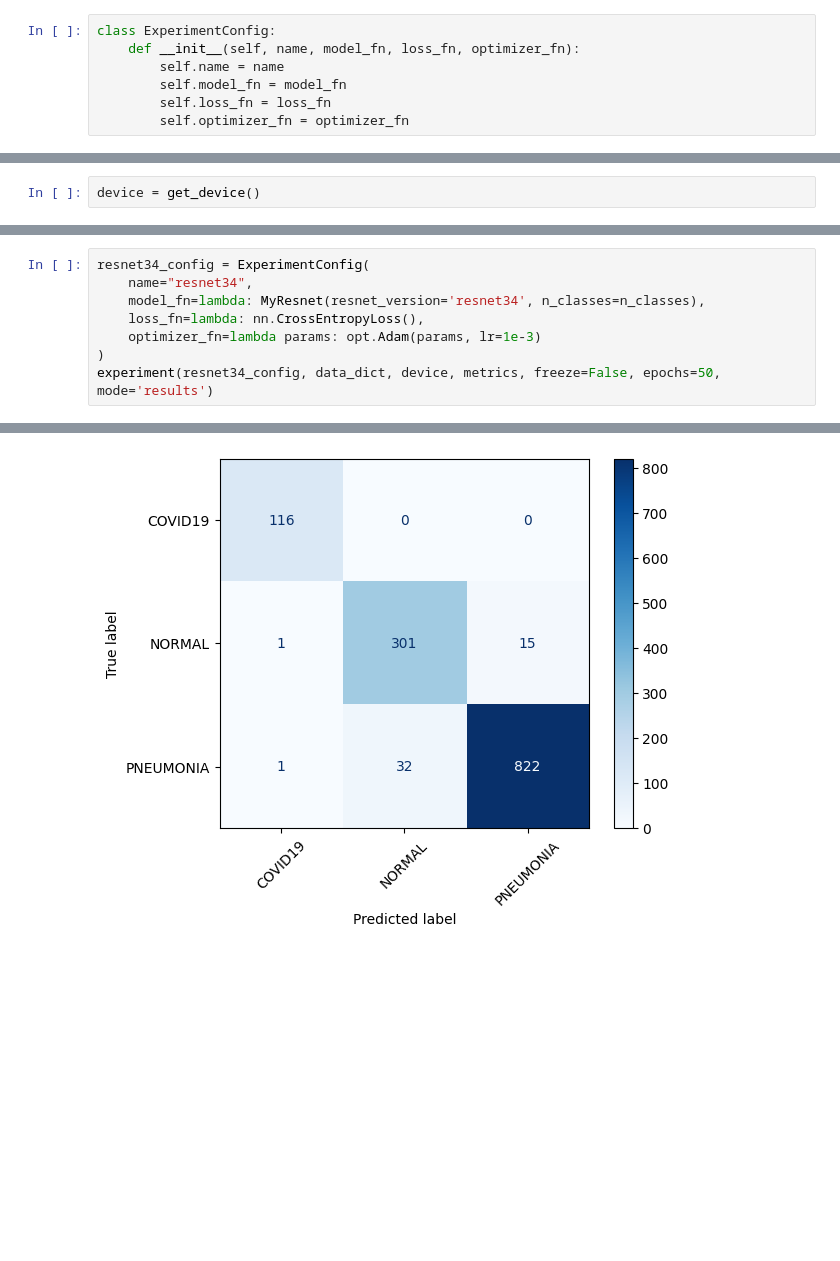
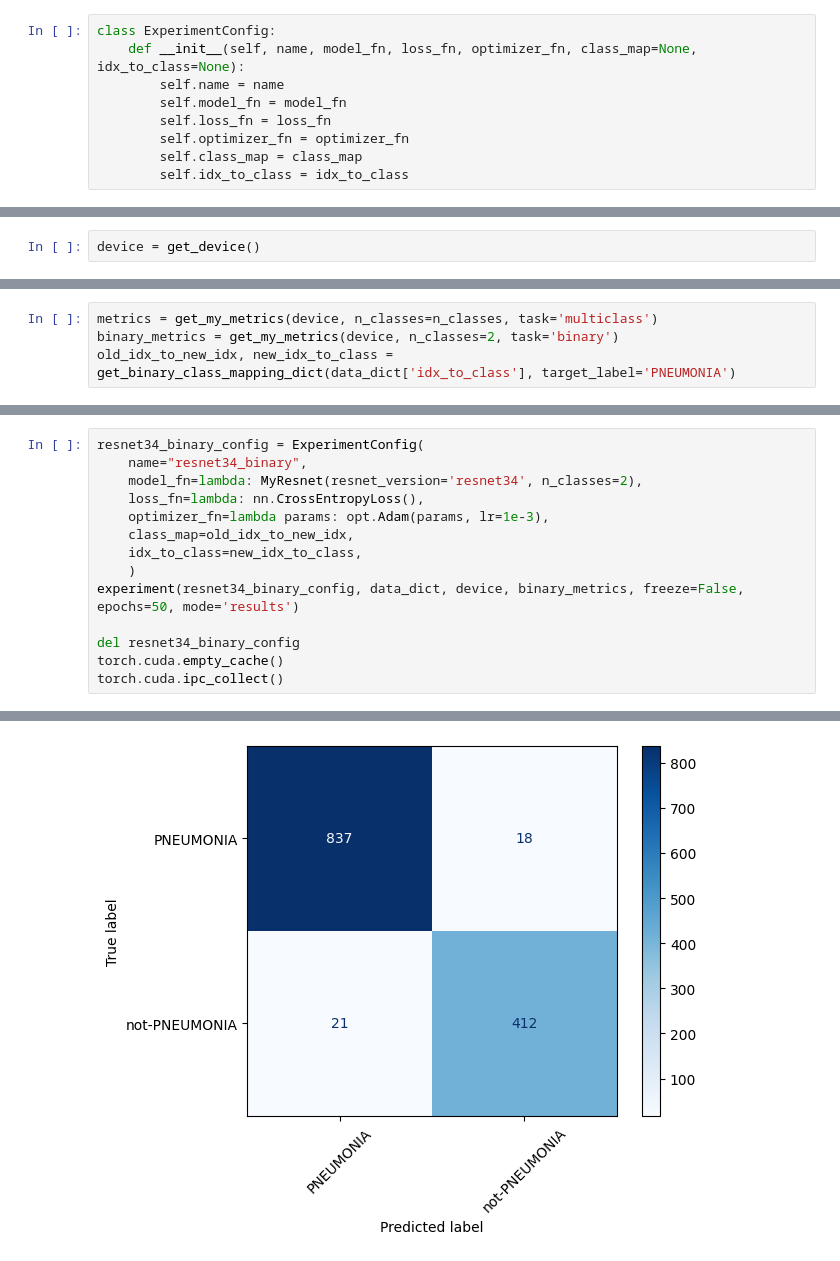
Before and after one commit to intel-comp-saude-ufes/2025-1-P2-classificador-CheXpert, a Jupyter notebook: trab.ipynb, the cells around one changed output, grey strips where cells are left out. Saved outputs shown, nothing was run; the diff lists cells and outputs as text; blank space fills up the shorter version.

```diff
--- a/trab.ipynb
+++ b/trab.ipynb
@@ -8,11 +8,13 @@ import torch.optim as opt
 import pandas as pd
 # %%
 class ExperimentConfig:
-    def __init__(self, name, model_fn, loss_fn, optimizer_fn):
+    def __init__(self, name, model_fn, loss_fn, optimizer_fn, class_map=None, idx_to_class=None):
         self.name = name
         self.model_fn = model_fn
         self.loss_fn = loss_fn
         self.optimizer_fn = optimizer_fn
+        self.class_map = class_map
+        self.idx_to_class = idx_to_class
 # %%
 import os
 from torch.utils.data import Dataset, DataLoader, Subset
@@ -210,3 +233,7 @@ from lib.models import MyResnet, MyMobileNet, MyDenseNet
 
 n_classes = len(data_dict['classes'])
 metrics = get_my_metrics(device, n_classes)
+# %%
+metrics = get_my_metrics(device, n_classes=n_classes, task='multiclass')
+binary_metrics = get_my_metrics(device, n_classes=2, task='binary')
+old_idx_to_new_idx, new_idx_to_class = get_binary_class_mapping_dict(data_dict['idx_to_class'], target_label='PNEUMONIA')
@@ -239,10 +292,16 @@ Confusion Matrix:
 # %%
-resnet34_config = ExperimentConfig(
-    name="resnet34",
-    model_fn=lambda: MyResnet(resnet_version='resnet34', n_classes=n_classes),
+resnet34_binary_config = ExperimentConfig(
+    name="resnet34_binary",
+    model_fn=lambda: MyResnet(resnet_version='resnet34', n_classes=2),
     loss_fn=lambda: nn.CrossEntropyLoss(),
-    optimizer_fn=lambda params: opt.Adam(params, lr=1e-3)
-)
-experiment(resnet34_config, data_dict, device, metrics, freeze=False, epochs=50, mode='results')
+    optimizer_fn=lambda params: opt.Adam(params, lr=1e-3),
+    class_map=old_idx_to_new_idx,
+    idx_to_class=new_idx_to_class,
+    )
+experiment(resnet34_binary_config, data_dict, device, binary_metrics, freeze=False, epochs=50, mode='results')
+
+del resnet34_binary_config
+torch.cuda.empty_cache()
+torch.cuda.ipc_collect()
 # %% [output]
 Generating results only ...
@@ -262,3 +320,3 @@ weighted avg       0.96      0.96      0.96      1288
 
 Confusion Matrix:
-[figure, old version]
+[figure, new version]
```
Also changed, not shown: parts of 15 cells of this notebook, 2 other files.
